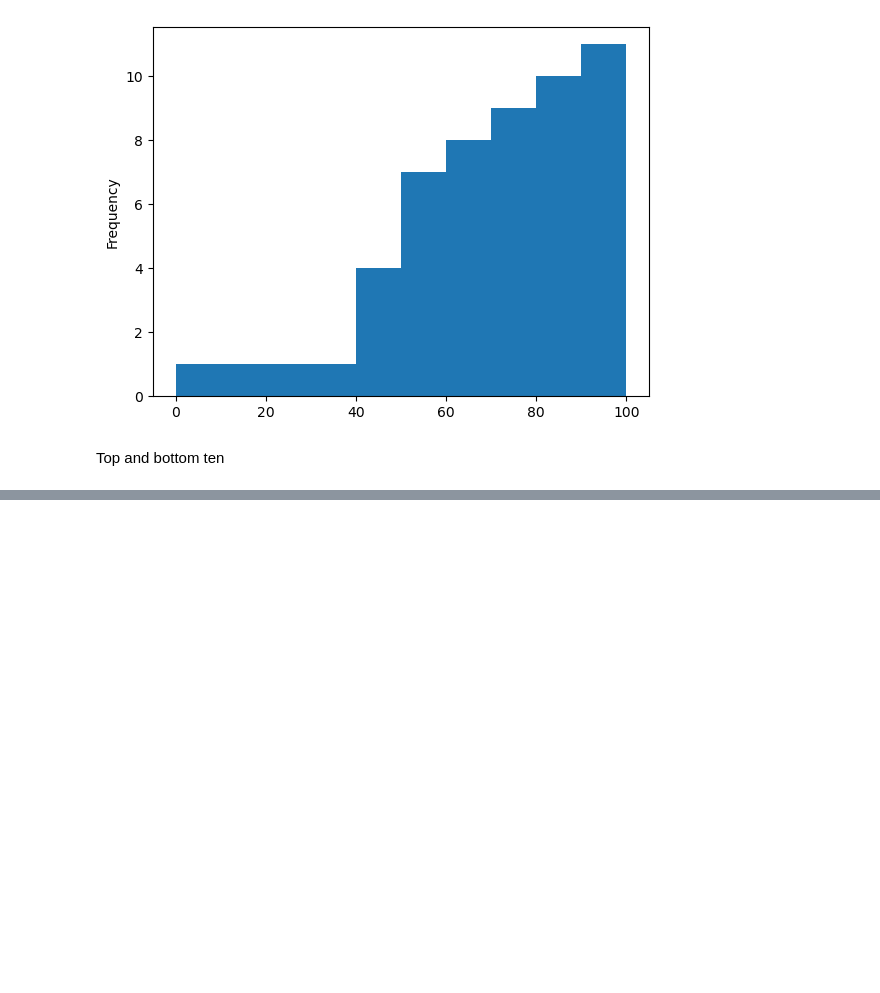
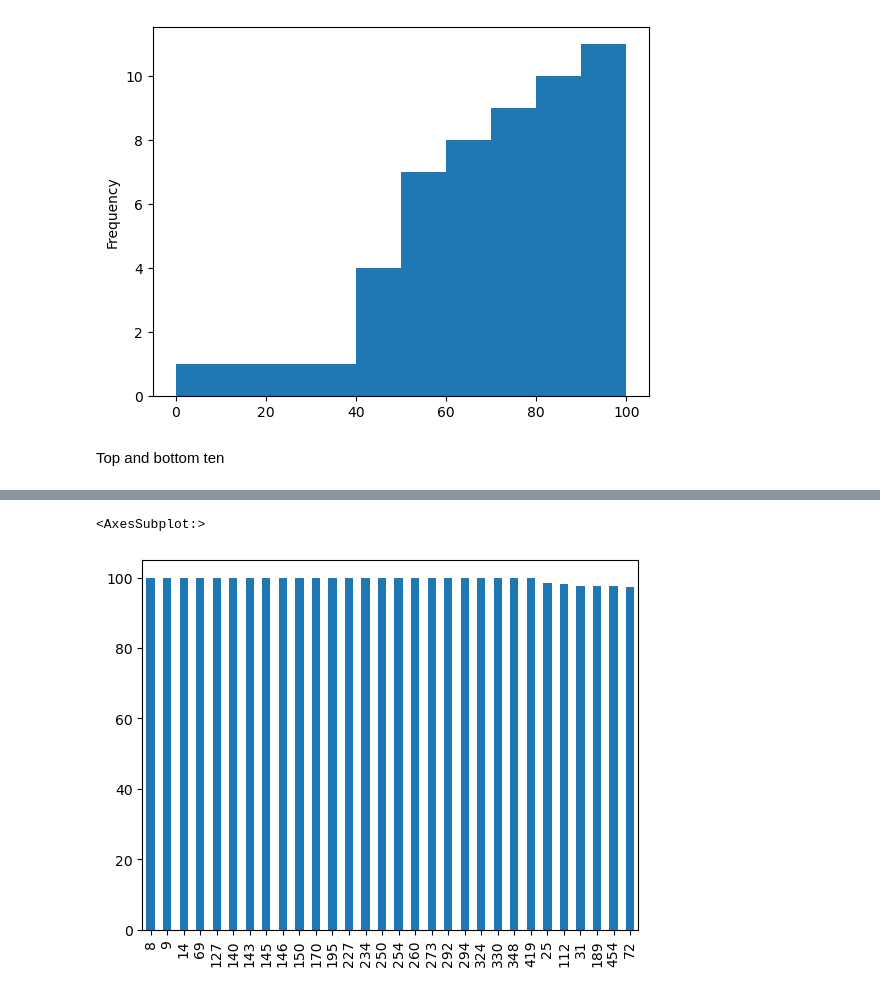
Before and after one commit to NSS-Data-Analytics-Cohort-7/wego-shut_up_and_take_my_query, a Jupyter notebook: notebooks/wego_five_otp.ipynb, the cells around one changed output, grey strips where cells are left out. Drawn from its saved outputs; the diff is of its cells as text; code cells hidden in the pictures; blank space fills up the shorter version.

```diff
--- a/notebooks/wego_five_otp.ipynb
+++ b/notebooks/wego_five_otp.ipynb
@@ -207,4 +207,4 @@ Top and bottom ten
 # %%
 time_ten = time_gb[['operator','pct_on_time_5']]
 # %%
-time_ten.nlargest(30,'pct_on_time_5')
+time_large = time_ten.nlargest(30,'pct_on_time_5')
@@ -242,0 +218,5 @@ time_ten.nsmallest(10,'pct_on_time_5')
+# %%
+time_large['pct_on_time_5'].plot(kind='bar')
+# %% [output]
+<AxesSubplot:>
+[figure, added]
```
Also changed, not shown: parts of 3 cells of this notebook, 2 other files.
